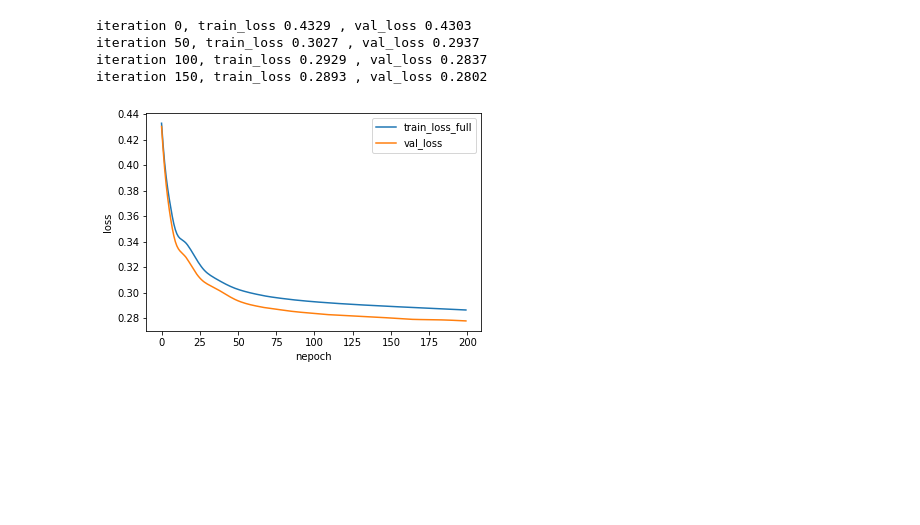
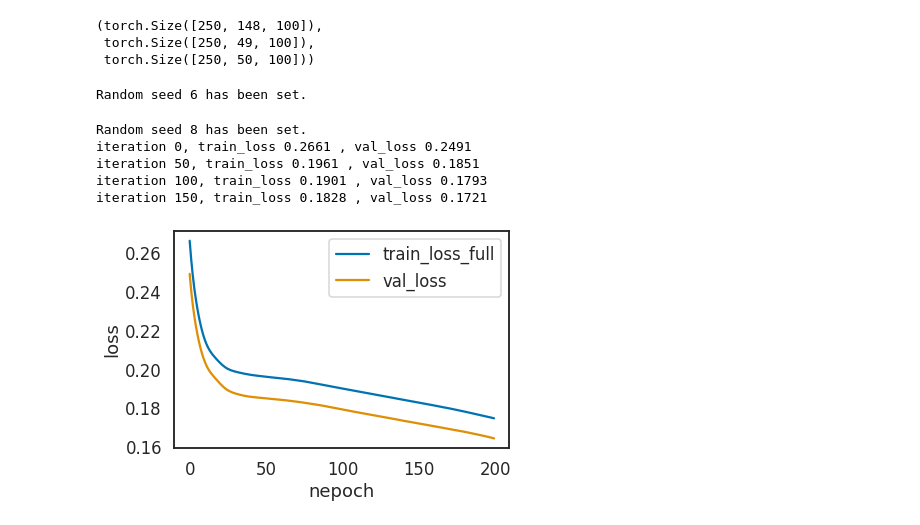
Before and after one commit to wanyuL/ReinforcementRats2021, a Jupyter notebook: RNN_Notebook.ipynb, the cells around one changed output. Cells and saved outputs as stored; diff of their text form; code cells hidden in the pictures; blank space fills up the shorter version.

```diff
--- a/RNN_Notebook.ipynb
+++ b/RNN_Notebook.ipynb
@@ -96,47 +51,55 @@ spk.shape # time, trial, neuron
 # %%
 # prepare for training: get training data and validation data
-spk=smoothData(spk, 10, 20, 'gaussian')   # smooth data
+ntrials=spk.shape[1]
+trainingData = torch.from_numpy(spk[:, :ntrials*3//5, :]).to(device).float()
+train_resp=resp[:ntrials*3//5]
 
-# load .pkl data
-# file = open("./ReinforcementRats2021/superSmooth.pkl",'rb')
-# spk = pickle.load(file)
-# k=np.sum(spk,axis=0)>0
-# spk=spk(:,k)
-# NT=spk.shape[0]
-ntrials=spk.shape[1]
-# NN=spk.shape[2];
-ncomp=2;    # number of latent variables
-
-
-
-trainingData = torch.from_numpy(spk[:, :ntrials*4//5, :]).to(device).float()
-train_resp=resp[:ntrials*4//5]
-
-# trainingData=trainingData/trainingData.max()
+valData = torch.from_numpy(spk[:, ntrials*3//5:ntrials*4//5, :]).to(device).float()
+val_resp=resp[ntrials*3//5:ntrials*4//5]
 
 
 testData = torch.from_numpy(spk[:, ntrials*4//5:, :]).to(device).float()
+testresp = resp[ntrials*4//5:]
 
-# testData[testData>0]=1
+trainingData.shape,valData.shape,testData.shape
+# %% [output]
+(torch.Size([250, 148, 100]),
+ torch.Size([250, 49, 100]),
+ torch.Size([250, 50, 100]))
 # %%
+# initialize the ANN
+ncomp=5
+import nmastandard as nmas
+nmas.set_seed(seed=6,seed_torch=True)
 # we initialize the neural network
-net = rnn0(ncomp, trainingData.shape[-1], trainingData.shape[-1], dropout=0.5 ,bidi = False).to(device)
-
+net = rnn0(ncomp, trainingData.shape[-1], trainingData.shape[-1], dropout=0 ,bidi = False).to(device)
 # special thing:  we initialize the biases of the last layer in the neural network
 # we set them as the mean firing rates of the neurons.
 # this should make the initial predictions close to the mean, because the latents don't contribute much
 net.fc.bias.data[:] = trainingData.mean((0,1))
+# # initialize other weights; this will affect loss!
+# net.fc.weight.data.data.normal_(0,.02)
+# net.rnn.weight_hh_l0.data.normal_(0,.02)
+# net.rnn.weight_ih_l0.data.normal_(0,.02)
+# net.rnn.bias_hh_l0.data.normal_(0,.02)
+# net.rnn.bias_ih_l0.data.normal_(0,.02)
+# %% [output]
+Random seed 6 has been set.
 # %%
 # train the rnn!
-_,_,latv = rnn0.train(net,trainingData,trainingData,200,0.005,device,30, None, testData,testData)
+nmas.set_seed(seed=8,seed_torch=True)
+# bs=trainingData.shape[2]
+bs=20
+_,_,train_latv,val_latv = rnn0.train(net,trainingData,trainingData,200,0.005,device,bs, nn.MSELoss(), testData,testData)
 # might not expect the model to generalize well, as the adjacency matrices might
 # differ between different neuron subpopulations
 # %% [output]
-iteration 0, train_loss 0.4329 , val_loss 0.4303
-iteration 50, train_loss 0.3027 , val_loss 0.2937
-iteration 100, train_loss 0.2929 , val_loss 0.2837
-iteration 150, train_loss 0.2893 , val_loss 0.2802
+Random seed 8 has been set.
+iteration 0, train_loss 0.2661 , val_loss 0.2491
+iteration 50, train_loss 0.1961 , val_loss 0.1851
+iteration 100, train_loss 0.1901 , val_loss 0.1793
+iteration 150, train_loss 0.1828 , val_loss 0.1721
-[figure, old version]
+[figure, new version]
 # %%
 # visualize the performance of the rnn model
 netinput=testData
```
Also changed, not shown: parts of 18 cells of this notebook.
